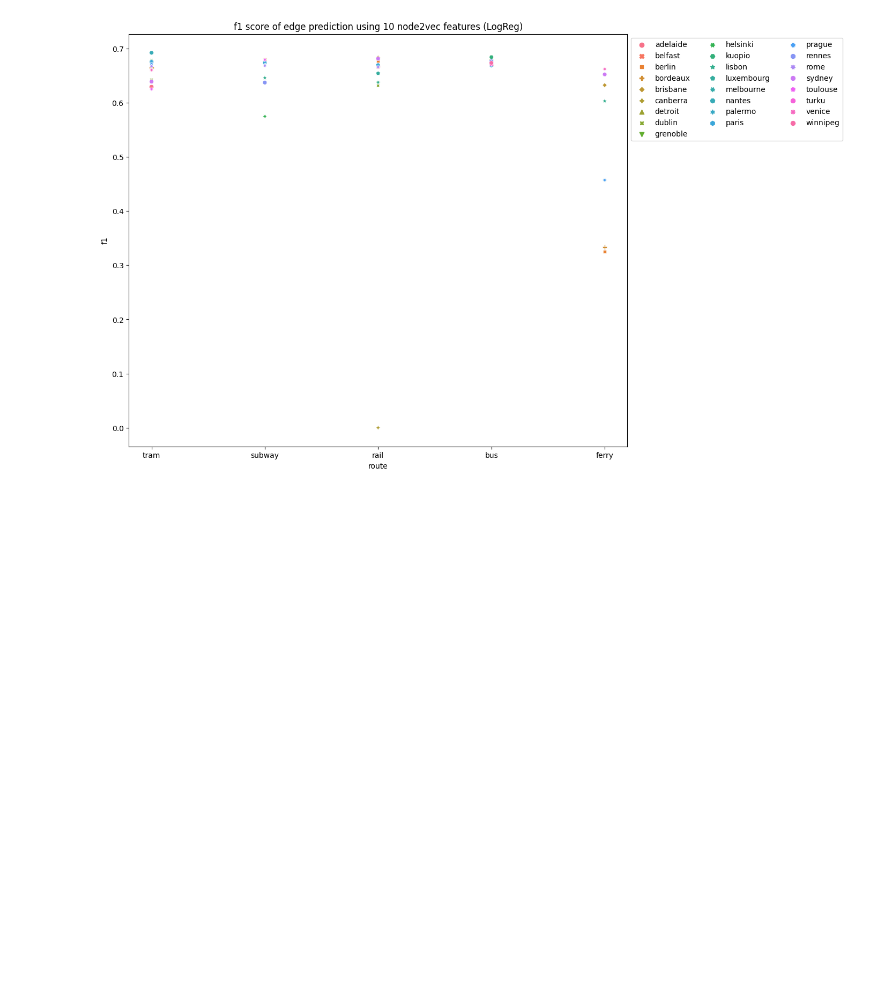
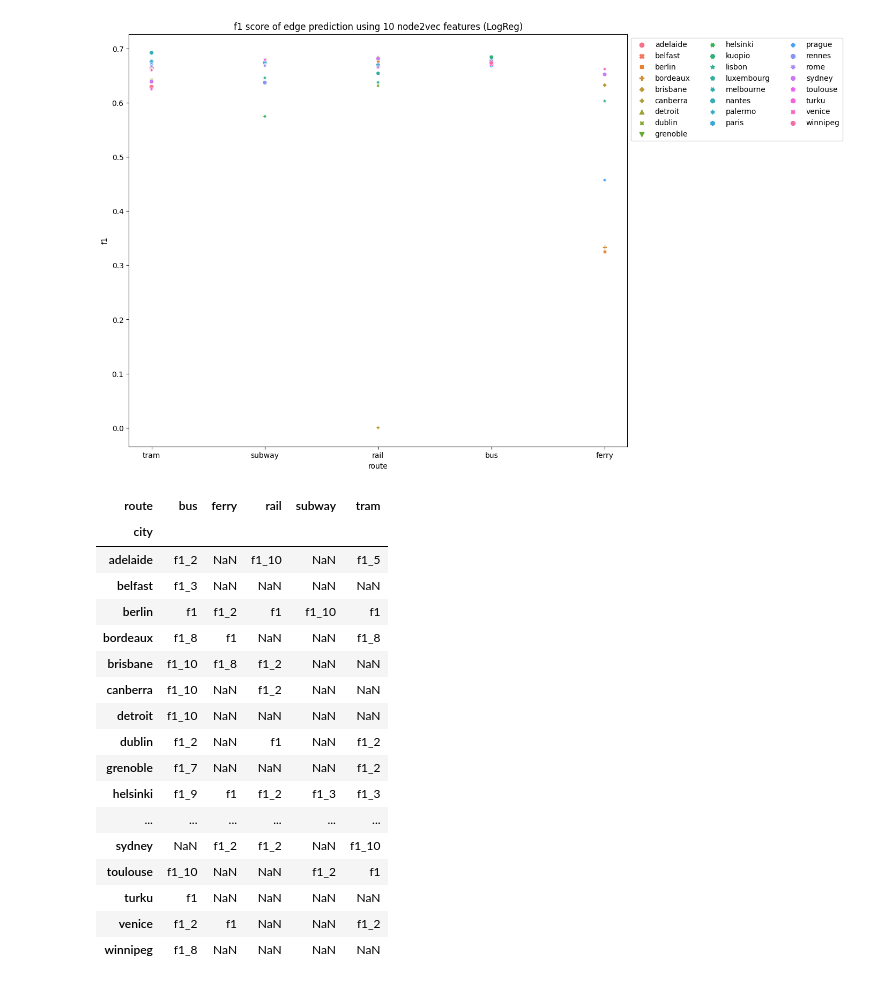
Before and after one commit to ravinitheshreddy/urban-transit-networks-analysis, a Jupyter notebook: notebooks/Exploitation/edge-prediction/exploitation-node2vec.ipynb, the cells around one changed output. Saved outputs shown, nothing was run; the diff lists cells and outputs as text; code cells hidden in the pictures; blank space fills up the shorter version.

```diff
--- a/notebooks/Exploitation/exploitation-node2vec.ipynb
+++ b/notebooks/Exploitation/edge-prediction/exploitation-node2vec.ipynb
@@ -345,0 +354,21 @@ for num_features in tqdm(range(1, 11)):
+# %%
+combined_result_df[["city", "route", "best"]].pivot(index='city', columns='route', values='best')
+# %% [output]
+| route | bus | ferry | rail | subway | tram |
+| city |  |  |  |  |  |
+| adelaide | f1_2 | NaN | f1_10 | NaN | f1_5 |
+| belfast | f1_3 | NaN | NaN | NaN | NaN |
+| berlin | f1 | f1_2 | f1 | f1_10 | f1 |
+| bordeaux | f1_8 | f1 | NaN | NaN | f1_8 |
+| brisbane | f1_10 | f1_8 | f1_2 | NaN | NaN |
+| canberra | f1_10 | NaN | f1_2 | NaN | NaN |
+| detroit | f1_10 | NaN | NaN | NaN | NaN |
+| dublin | f1_2 | NaN | f1 | NaN | f1_2 |
+| grenoble | f1_7 | NaN | NaN | NaN | f1_2 |
+| helsinki | f1_9 | f1 | f1_2 | f1_3 | f1_3 |
+| ... | ... | ... | ... | ... | ... |
+| sydney | NaN | f1_2 | f1_2 | NaN | f1_10 |
+| toulouse | f1_10 | NaN | NaN | f1_2 | f1 |
+| turku | f1 | NaN | NaN | NaN | NaN |
+| venice | f1_2 | f1 | NaN | NaN | f1_2 |
+| winnipeg | f1_8 | NaN | NaN | NaN | NaN |
```
Also changed, not shown: parts of 7 cells of this notebook, 1 other file.
